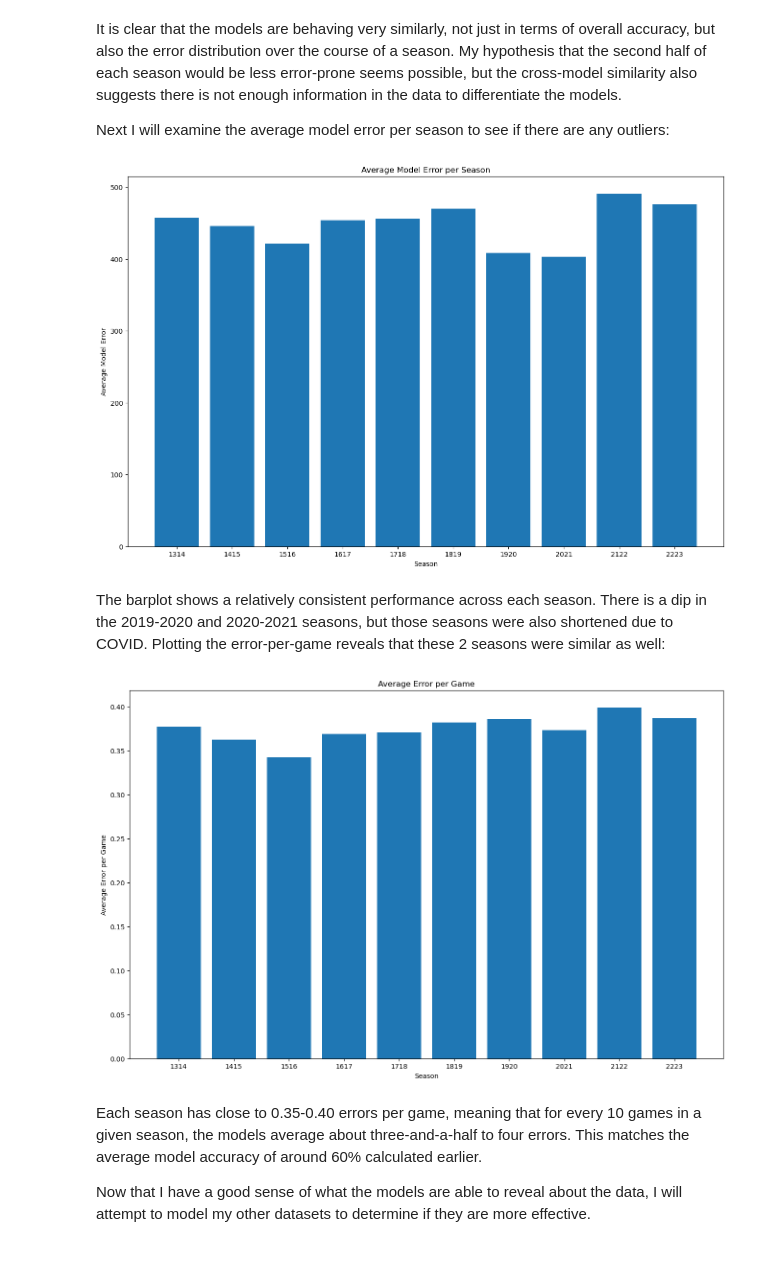
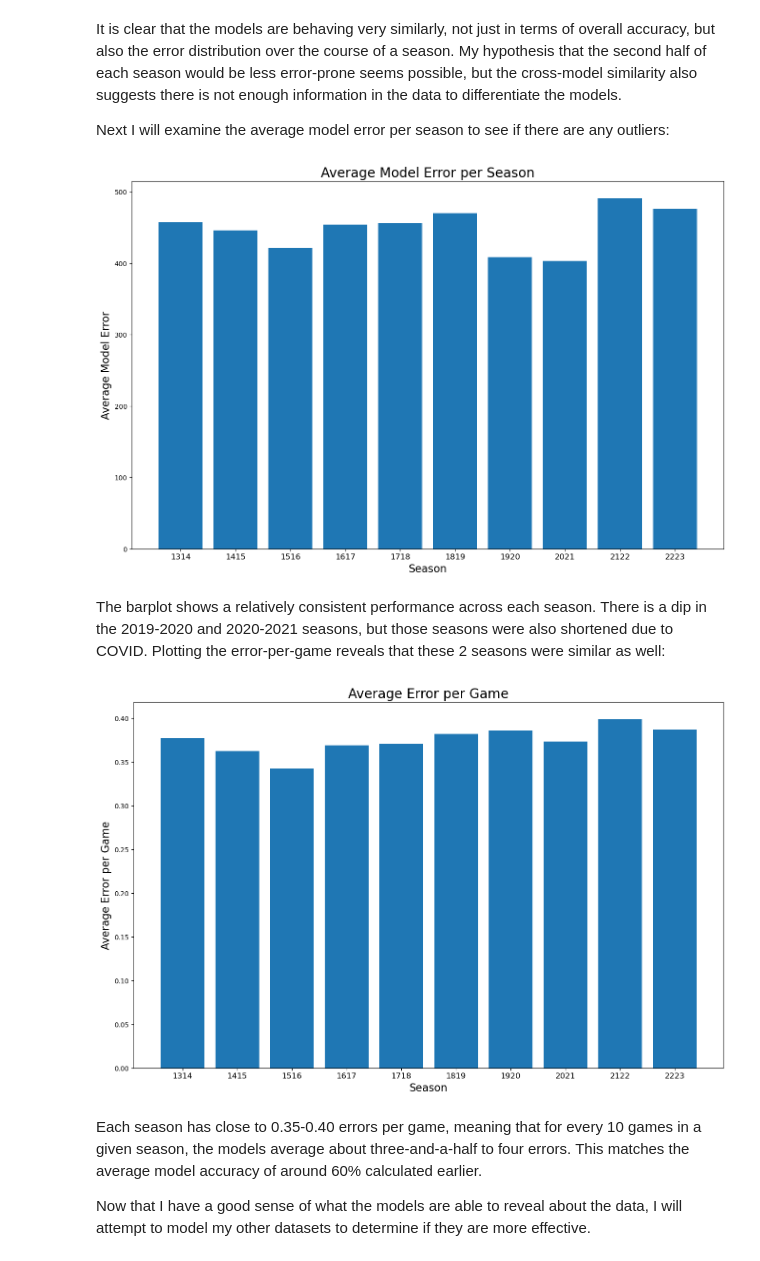
Before and after one commit to luke-lite/NBA-Prediction-Modeling, a Jupyter notebook: NBA-Prediction-Modeling.ipynb, the cells around one changed output. Saved outputs shown, nothing was run; the diff lists cells and outputs as text; code cells hidden in the pictures.

```diff
--- a/NBA-Prediction-Modeling.ipynb
+++ b/NBA-Prediction-Modeling.ipynb
@@ -186,7 +187,6 @@ conn.close()
 # %%
 # four factor data (10, 20, 30 game averages)
 team_factor_10 = pd.read_csv('data/team_factor_10.csv', index_col=0)
-team_factor_10['away_team'].replace('CHA', 'CHO', inplace=True)
 team_factor_20 = pd.read_csv('data/team_factor_20.csv', index_col=0)
 team_factor_30 = pd.read_csv('data/team_factor_30.csv', index_col=0)
 
@@ -741,38 +725,38 @@ for season in season_avg_error:
 
 
 fig, ax = plt.subplots(figsize=(16, 10))
-ax.set_title('Average Model Error per Season')
-ax.set_xlabel('Season')
-ax.set_ylabel('Average Model Error')
+ax.set_title('Average Model Error per Season', fontsize=20)
+ax.set_xlabel('Season', fontsize=16)
+ax.set_ylabel('Average Model Error', fontsize=16)
 ax.set_xticks(range(10))
-ax.set_xticklabels([season for season in error_df['season'].unique()])
+ax.set_xticklabels([season for season in error_df['season'].unique()], fontsize=12)
 
 # plot avergae error count per season
 plt.bar(x=range(len(season_avg_error.keys())), height=season_avg_error.values())
 plt.savefig('graphs/average_model_error_per_season.png', bbox_inches='tight');
 # %% [output]
-[figure, old version]
+[figure, new version]
 # %% [markdown]
 The barplot shows a relatively consistent performance across each season. There is a dip in the 2019-2020 and 2020-2021 seasons, but those seasons were also shortened due to COVID. Plotting the error-per-game reveals that these 2 seasons were similar as well:
 # %%
 error_per_game = []
 for season in season_avg_error:
     # divide overall average error by the number of games each season
     per_game_error = season_avg_error[season]/len(error_df[error_df['season'] == season])
     error_per_game.append(per_game_error)
 
 fig, ax = plt.subplots(figsize=(16, 10))
-ax.set_title('Average Error per Game')
-ax.set_xlabel('Season')
-ax.set_ylabel('Average Error per Game')
+ax.set_title('Average Error per Game', fontsize=20)
+ax.set_xlabel('Season', fontsize=16)
+ax.set_ylabel('Average Error per Game', fontsize=16)
 ax.set_xticks(range(10))
-ax.set_xticklabels([season for season in error_df['season'].unique()])
+ax.set_xticklabels([season for season in error_df['season'].unique()], fontsize=12)
 
 # plot error per game by season
 plt.bar(x=range(len(season_avg_error.keys())), height=error_per_game)
 plt.savefig('graphs/average_error_per_game.png', bbox_inches='tight');
 # %% [output]
-[figure, old version]
+[figure, new version]
 # %% [markdown]
 Each season has close to 0.35-0.40 errors per game, meaning that for every 10 games in a given season, the models average about three-and-a-half to four errors. This matches the average model accuracy of around 60% calculated earlier.
 
```
Also changed, not shown: parts of 76 cells of this notebook.
